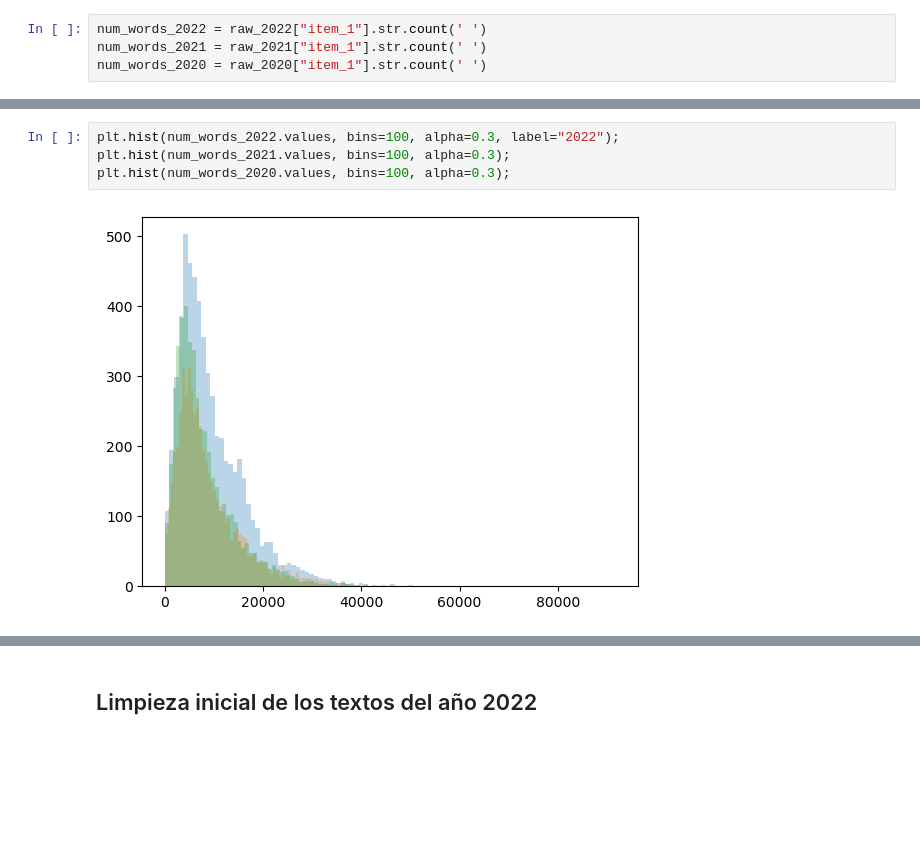
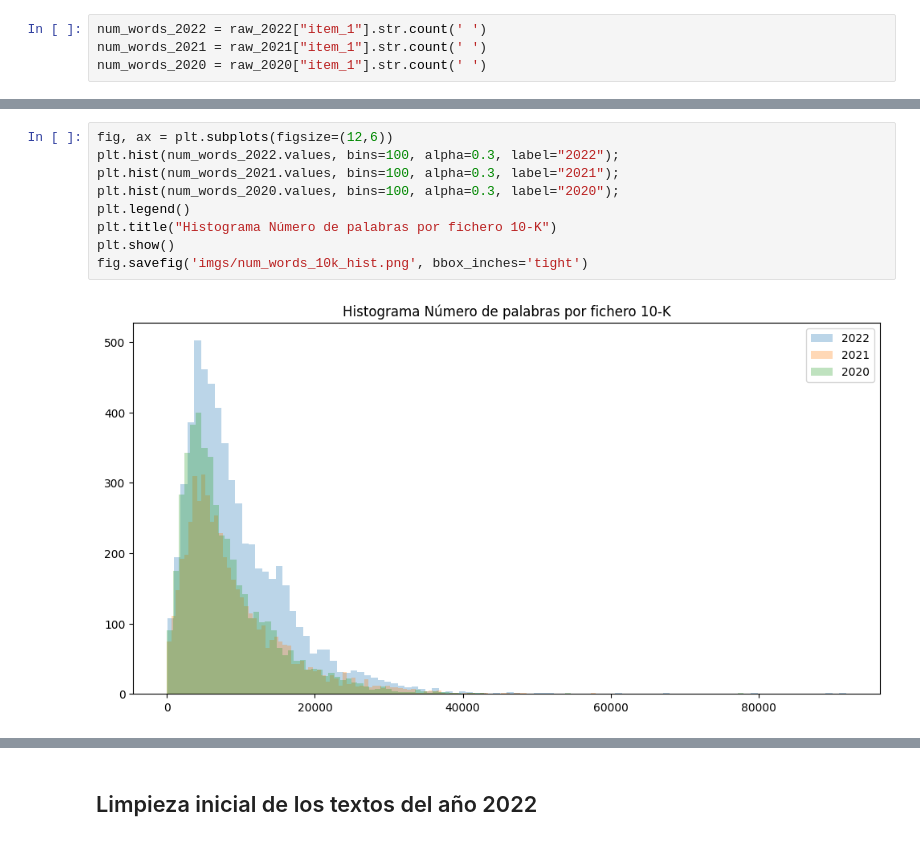
Before and after one commit to alfonso-santos/tfm, a Jupyter notebook: Data_Initial_Analysis.ipynb, the cells around one changed output, grey strips where cells are left out. Drawn from its saved outputs; the diff is of its cells as text; blank space fills up the shorter version.

```diff
--- a/Data_Initial_Analysis.ipynb
+++ b/Data_Initial_Analysis.ipynb
@@ -153,9 +195,14 @@ plt.show()
 # %%
+fig, ax = plt.subplots(figsize=(12,6))
 plt.hist(num_words_2022.values, bins=100, alpha=0.3, label="2022");
-plt.hist(num_words_2021.values, bins=100, alpha=0.3);
-plt.hist(num_words_2020.values, bins=100, alpha=0.3);
+plt.hist(num_words_2021.values, bins=100, alpha=0.3, label="2021");
+plt.hist(num_words_2020.values, bins=100, alpha=0.3, label="2020");
+plt.legend()
+plt.title("Histograma Número de palabras por fichero 10-K")
+plt.show()
+fig.savefig('imgs/num_words_10k_hist.png', bbox_inches='tight')
 # %% [output]
-[figure, old version]
+[figure, new version]
 # %%
 # 2022
 print('2022:')
```
Also changed, not shown: parts of 31 cells of this notebook, 4 other files.
